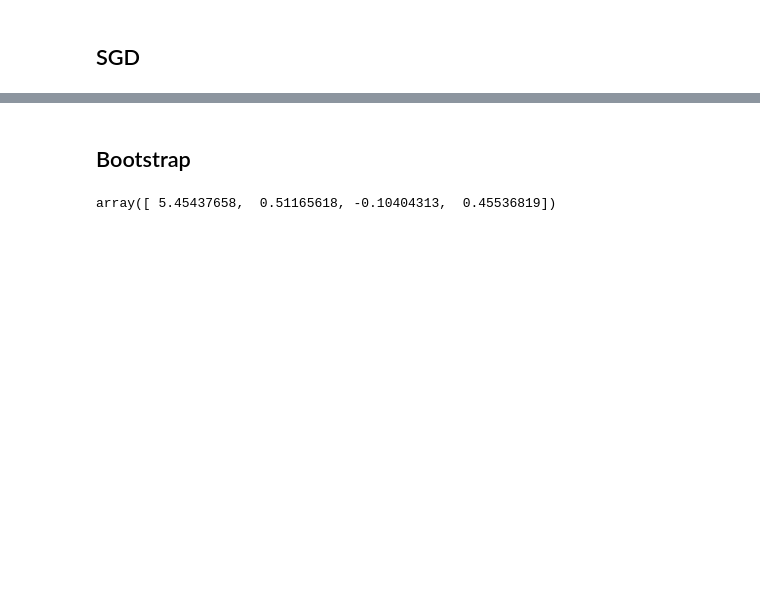
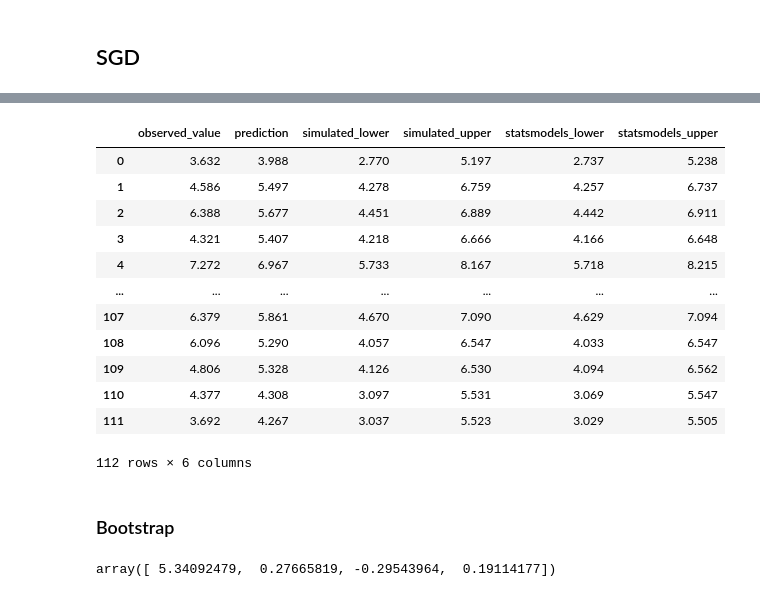
Before and after one commit to m-clark/book-of-models, a Jupyter notebook: chapter-notebooks/python_chapter_notebooks/model_estimation_optimization.ipynb, the cells around one changed output, grey strips where cells are left out. Cells and saved outputs as stored; diff of their text form; code cells hidden in the pictures; blank space fills up the shorter version.

```diff
--- a/chapter-notebooks/python_chapter_notebooks/model_estimation_optimization.ipynb
+++ b/chapter-notebooks/python_chapter_notebooks/model_estimation_optimization.ipynb
@@ -377,5 +472,61 @@ array([ 5.42766433,  0.53158177, -0.14934094,  0.39770852])
+# %%
+# we'll use the model from the previous section
+model = smf.ols(
+    'happiness ~ life_exp_sc + corrupt_sc + gdp_pc_sc',
+    data = df_happiness
+).fit()
+
+def mc_predictions(model, nsim=2500, seed=42):
+    np.random.seed(seed)
+
+    params_est = model.params
+    params = np.random.multivariate_normal(
+        mean = params_est,
+        cov = model.cov_params(),
+        size = nsim
+    )
+
+    sigma = model.mse_resid**.5
+    X = model.model.exog
+
+    y_hat = X @ params.T + np.random.normal(scale = sigma, size = (X.shape[0], nsim))
+
+    pred_int = np.quantile(y_hat, q = [.025, .975], axis = 1)
+
+    return pred_int
+
+our_mc = mc_predictions(model)
+# %%
+# Statsmodels Prediction Intervals
+prediction_intervals = model.get_prediction().summary_frame()
+statsmodels_lower = prediction_intervals['obs_ci_lower']
+statsmodels_upper = prediction_intervals['obs_ci_upper']
+
+
+pd.DataFrame({
+    'observed_value': df_happiness['happiness'],
+    'prediction': model.fittedvalues,
+    'simulated_lower': our_mc[0],
+    'simulated_upper': our_mc[1],
+    'statsmodels_lower': statsmodels_lower,
+    'statsmodels_upper': statsmodels_upper
+}).round(3)
+# %% [output]
+|  | observed_value | prediction | simulated_lower | simulated_upper | statsmodels_lower | statsmodels_upper |
+| 0 | 3.632 | 3.988 | 2.770 | 5.197 | 2.737 | 5.238 |
+| 1 | 4.586 | 5.497 | 4.278 | 6.759 | 4.257 | 6.737 |
+| 2 | 6.388 | 5.677 | 4.451 | 6.889 | 4.442 | 6.911 |
+| 3 | 4.321 | 5.407 | 4.218 | 6.666 | 4.166 | 6.648 |
+| 4 | 7.272 | 6.967 | 5.733 | 8.167 | 5.718 | 8.215 |
+| ... | ... | ... | ... | ... | ... | ... |
+| 107 | 6.379 | 5.861 | 4.670 | 7.090 | 4.629 | 7.094 |
+| 108 | 6.096 | 5.290 | 4.057 | 6.547 | 4.033 | 6.547 |
+| 109 | 4.806 | 5.328 | 4.126 | 6.530 | 4.094 | 6.562 |
+| 110 | 4.377 | 4.308 | 3.097 | 5.531 | 3.069 | 5.547 |
+| 111 | 3.692 | 4.267 | 3.037 | 5.523 | 3.029 | 5.505 |
+112 rows × 6 columns
 # %% [markdown]
-## Bootstrap
+### Bootstrap
 # %%
 def bootstrap(X, y, nboot=100, seed=123):
     # add a column of 1s for the intercept
@@ -417,12 +568,12 @@ def bootstrap(X, y, nboot=100, seed=123):
 
     return output
 
-our_result = bootstrap(
+our_boot = bootstrap(
     X = df_happiness[['life_exp_sc', 'corrupt_sc', 'gdp_pc_sc']],
     y = df_happiness['happiness'],
-    nboot = 250
+    nboot = 1000
 )
-
-np.mean(our_result['par'], axis=0)
-# %% [output]
-array([ 5.45437658,  0.51165618, -0.10404313,  0.45536819])
+# %%
+np.percentile(our_boot['par'], 2.5, axis=0)
+# %% [output]
+array([ 5.34092479,  0.27665819, -0.29543964,  0.19114177])
```
Also changed, not shown: parts of 34 cells of this notebook, 1 other file.
